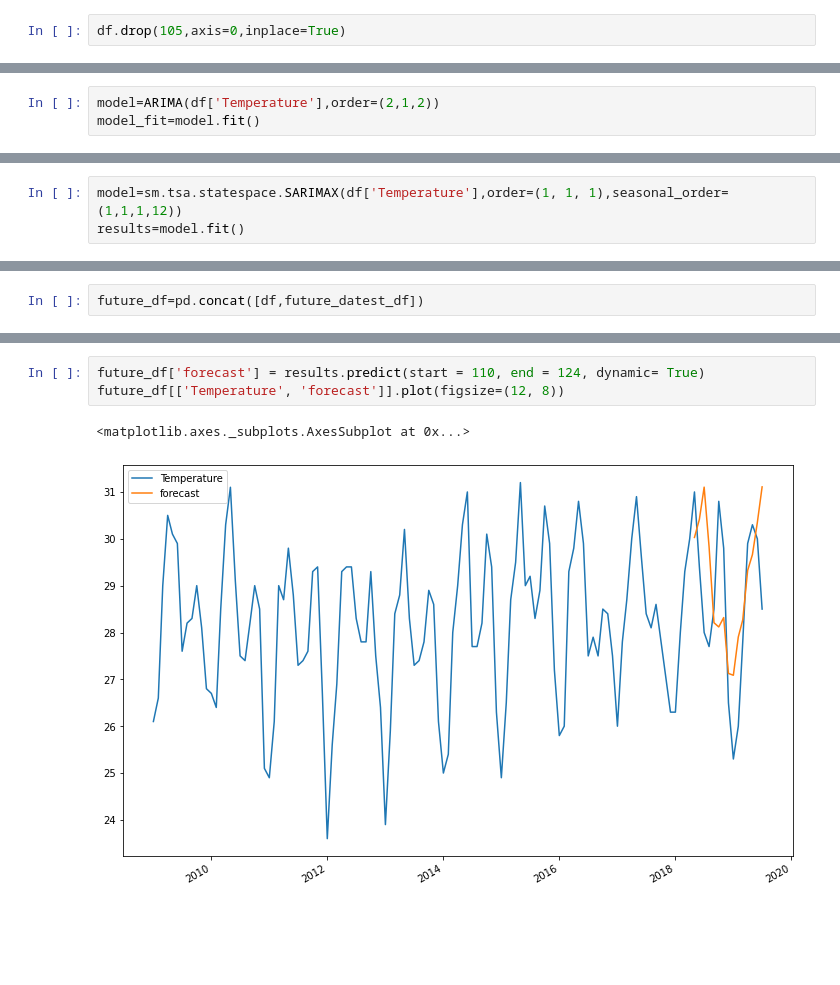
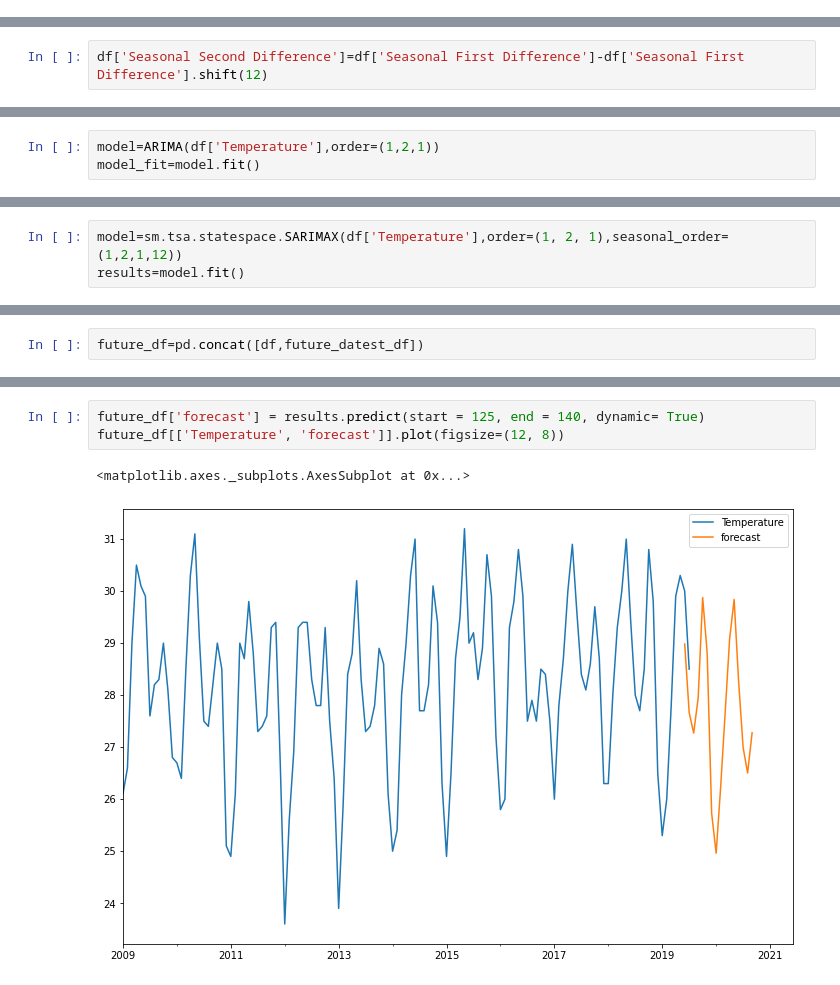
Before and after one commit to amulyaojha11/Temperature-Prediction-of-Indian-Cities, a Jupyter notebook: Prediction/Mumbai.ipynb, the cells around one changed output, grey strips where cells are left out. Saved outputs shown, nothing was run; the diff lists cells and outputs as text; blank space fills up the shorter version.

```diff
--- a/Prediction/Mumbai.ipynb
+++ b/Prediction/Mumbai.ipynb
@@ -57,5 +45,3 @@ df.tail()
-# %%
-df.drop(105,axis=0,inplace=True)
 # %%
 df.tail()
 # %% [output]
@@ -190,0 +165,2 @@ df['Seasonal First Difference'].plot()
+# %%
+df['Seasonal Second Difference']=df['Seasonal First Difference']-df['Seasonal First Difference'].shift(12)
@@ -232,7 +222,7 @@ from statsmodels.tsa.arima_model import ARIMA
 # %% [markdown]
 #**Train the model**
 # %%
-model=ARIMA(df['Temperature'],order=(2,1,2))
+model=ARIMA(df['Temperature'],order=(1,2,1))
 model_fit=model.fit()
 # %%
 model_fit.summary()
@@ -262,5 +246,5 @@ df['forecast']=model_fit.predict(start=90,end=103,dynamic=True)
 # %%
 import statsmodels.api as sm
 # %%
-model=sm.tsa.statespace.SARIMAX(df['Temperature'],order=(1, 1, 1),seasonal_order=(1,1,1,12))
+model=sm.tsa.statespace.SARIMAX(df['Temperature'],order=(1, 2, 1),seasonal_order=(1,2,1,12))
 results=model.fit()
@@ -307,6 +286,6 @@ future_datest_df.tail()
 # %%
-future_df['forecast'] = results.predict(start = 110, end = 124, dynamic= True)
+future_df['forecast'] = results.predict(start = 125, end = 140, dynamic= True)
 future_df[['Temperature', 'forecast']].plot(figsize=(12, 8))
 # %% [output]
 <matplotlib.axes._subplots.AxesSubplot at 0x...>
-[figure, old version]
+[figure, new version]
```
Also changed, not shown: parts of 18 cells of this notebook.
